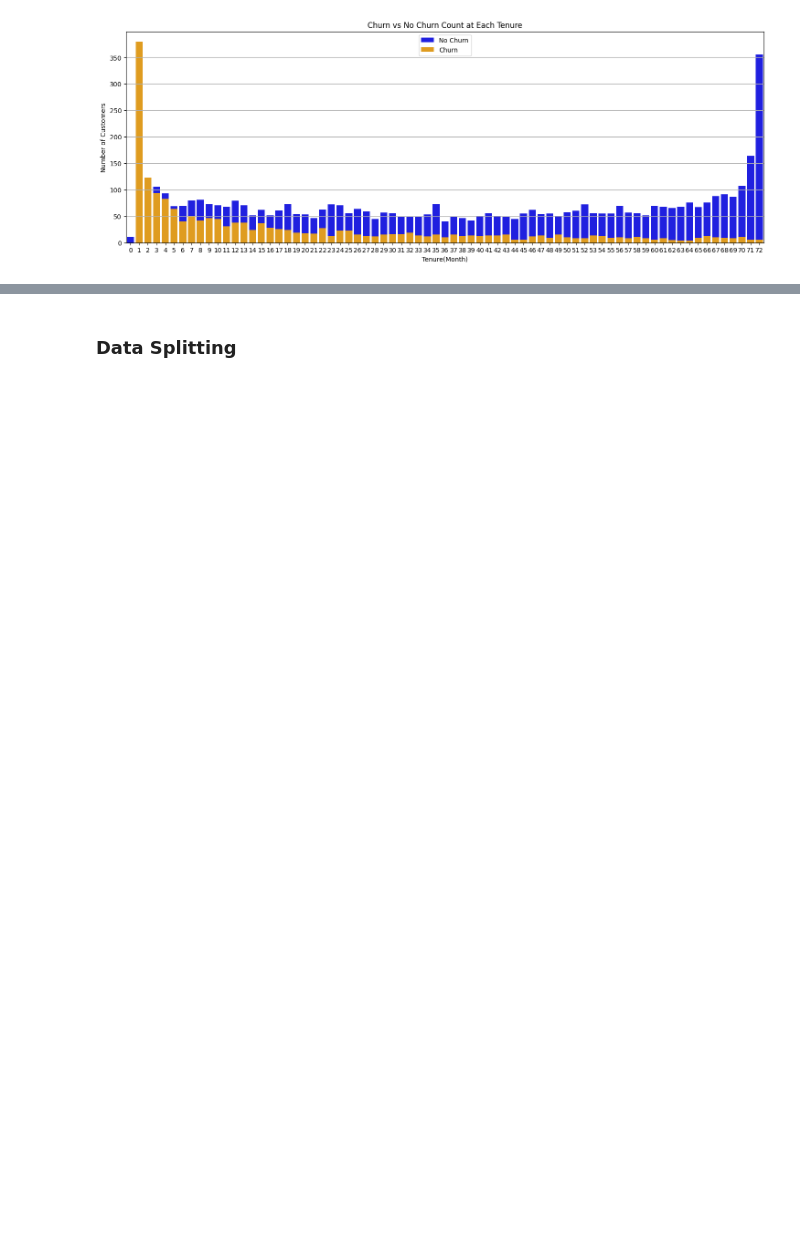
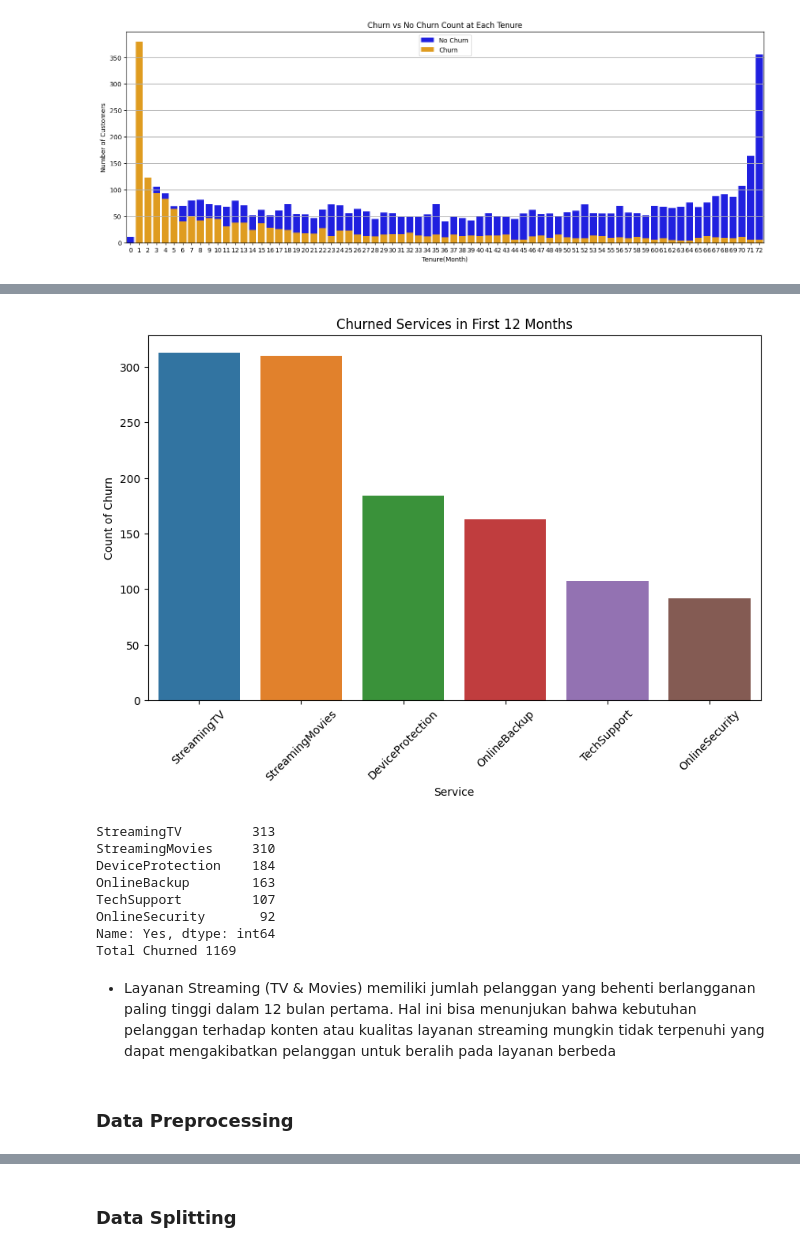
Before and after one commit to Chris503g/Telco-Customer-Churn-Data-Analysis-and-ML-Modeling, a Jupyter notebook: main.ipynb, the cells around one changed output, grey strips where cells are left out. Drawn from its saved outputs; the diff is of its cells as text; code cells hidden in the pictures; blank space fills up the shorter version.

```diff
--- a/main.ipynb
+++ b/main.ipynb
@@ -789,0 +716,30 @@ Name: proportion, dtype: float64
+# %%
+churned_customers_first_twelve_tenure = df[(df['tenure'] <= 12) & (df['Churn'] == 'Yes')]
+
+# Calculate churned services for customers with 12 months or less tenure
+churned_services = churned_customers_first_twelve_tenure[df_services].apply(pd.Series.value_counts).fillna(0).loc['Yes'].sort_values(ascending=False)
+
+plt.figure(figsize=(10, 6))
+sns.barplot(x=churned_services.index, y=churned_services.values)
+plt.title('Churned Services in First 12 Months')
+plt.xlabel('Service')
+plt.ylabel('Count of Churn')
+plt.xticks(rotation=45)
+plt.show()
+
+print(churned_services)
+print("Total Churned", churned_services.sum())
+# %% [output]
+[figure, added]
+StreamingTV         313
+StreamingMovies     310
+DeviceProtection    184
+OnlineBackup        163
+TechSupport         107
+OnlineSecurity       92
+Name: Yes, dtype: int64
+Total Churned 1169
+# %% [markdown]
+- Layanan Streaming (TV & Movies) memiliki jumlah pelanggan yang behenti berlangganan paling tinggi dalam 12 bulan pertama. Hal ini bisa menunjukan bahwa kebutuhan pelanggan terhadap konten atau kualitas layanan streaming mungkin tidak terpenuhi yang dapat mengakibatkan pelanggan untuk beralih pada layanan berbeda
+# %% [markdown]
+### **Data Preprocessing**
```
Also changed, not shown: parts of 82 cells of this notebook, 2 other files.
